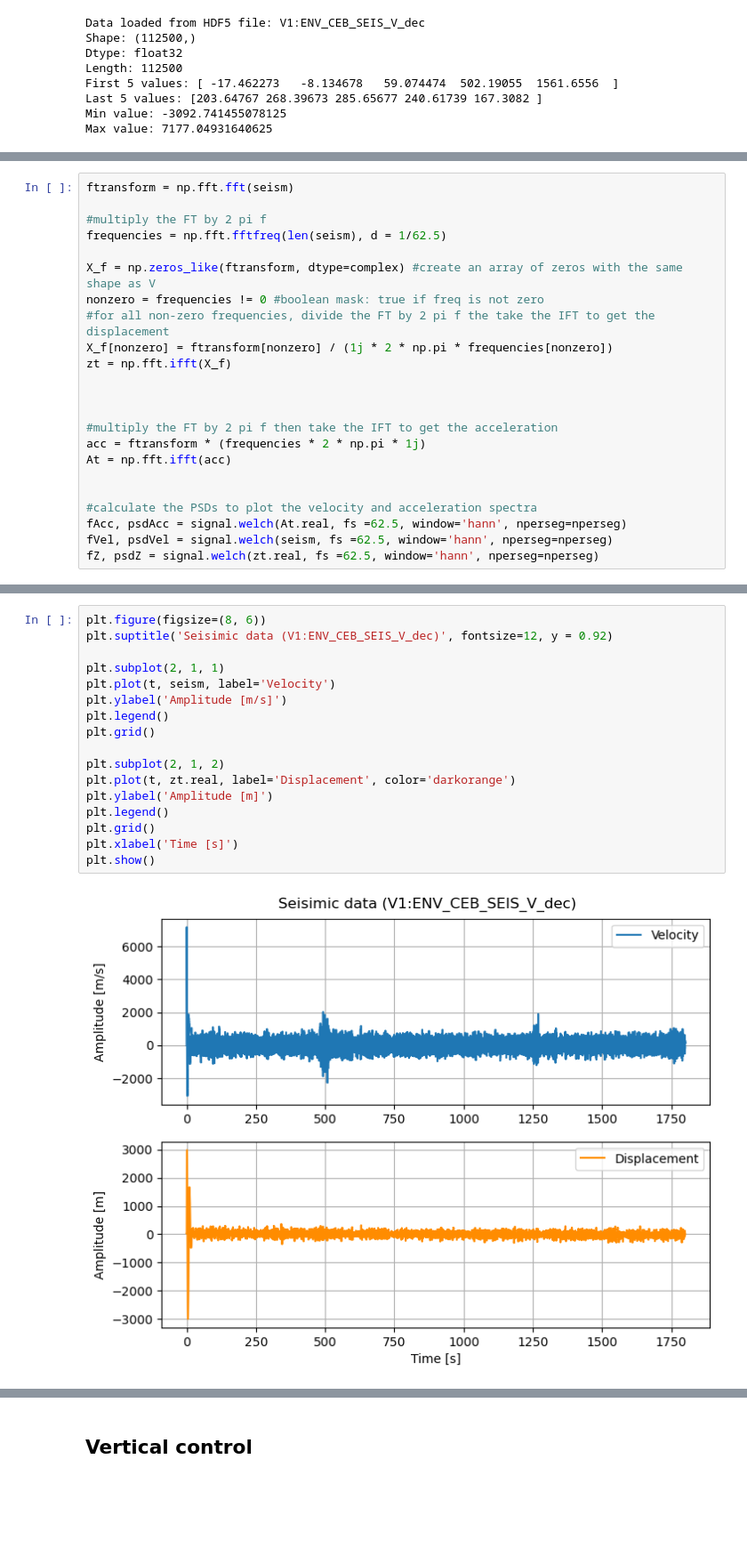
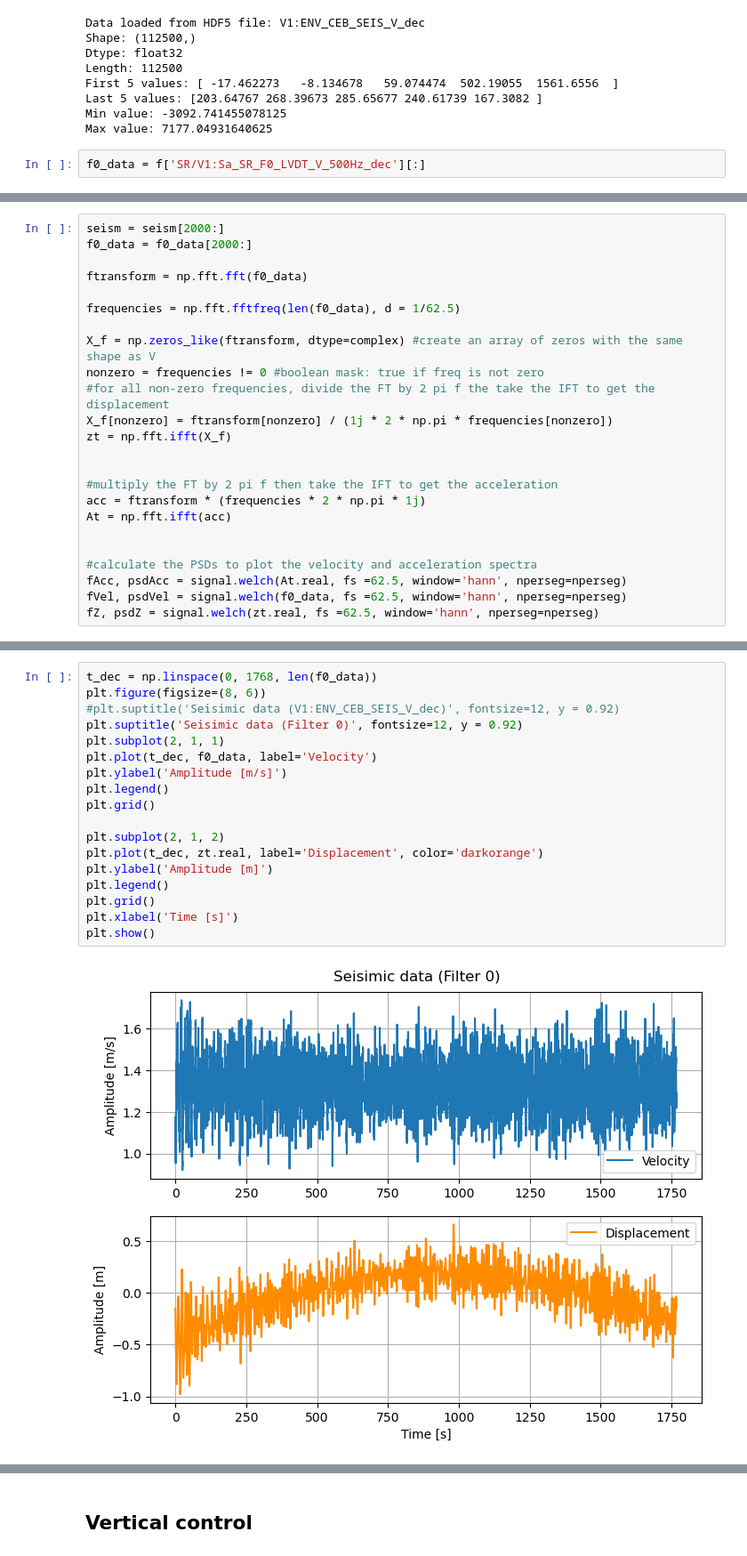
Before and after one commit to letiziapa/sa_v, a Jupyter notebook: first_trial.ipynb, the cells around one changed output, grey strips where cells are left out. Shown: that part at 89% size. Cells and saved outputs as stored; diff of their text form; blank space fills up the shorter version.

```diff
--- a/first_trial.ipynb
+++ b/first_trial.ipynb
@@ -68,3 +68,5 @@ First 5 values: [ -17.462273   -8.134678   59.074474  502.19055  1561.6556  ]
 Last 5 values: [203.64767 268.39673 285.65677 240.61739 167.3082 ]
 Min value: -3092.741455078125
 Max value: 7177.04931640625
+# %%
+f0_data = f['SR/V1:Sa_SR_F0_LVDT_V_500Hz_dec'][:]
@@ -96,15 +140,16 @@ plt.show()
 # %%
-ftransform = np.fft.fft(seism)
+seism = seism[2000:]
+f0_data = f0_data[2000:]
 
-#multiply the FT by 2 pi f
-frequencies = np.fft.fftfreq(len(seism), d = 1/62.5)
+ftransform = np.fft.fft(f0_data)
+
+frequencies = np.fft.fftfreq(len(f0_data), d = 1/62.5)
 
 X_f = np.zeros_like(ftransform, dtype=complex) #create an array of zeros with the same shape as V
 nonzero = frequencies != 0 #boolean mask: true if freq is not zero
 #for all non-zero frequencies, divide the FT by 2 pi f the take the IFT to get the displacement
 X_f[nonzero] = ftransform[nonzero] / (1j * 2 * np.pi * frequencies[nonzero])
 zt = np.fft.ifft(X_f)
-
 
 
 #multiply the FT by 2 pi f then take the IFT to get the acceleration
@@ -114,5 +159,5 @@ At = np.fft.ifft(acc)
 
 #calculate the PSDs to plot the velocity and acceleration spectra
 fAcc, psdAcc = signal.welch(At.real, fs =62.5, window='hann', nperseg=nperseg)
-fVel, psdVel = signal.welch(seism, fs =62.5, window='hann', nperseg=nperseg)
+fVel, psdVel = signal.welch(f0_data, fs =62.5, window='hann', nperseg=nperseg)
 fZ, psdZ = signal.welch(zt.real, fs =62.5, window='hann', nperseg=nperseg)
@@ -123,22 +172,23 @@ fZ, psdZ = signal.welch(zt.real, fs =62.5, window='hann', nperseg=nperseg)
 # %%
+t_dec = np.linspace(0, 1768, len(f0_data))
 plt.figure(figsize=(8, 6))
-plt.suptitle('Seisimic data (V1:ENV_CEB_SEIS_V_dec)', fontsize=12, y = 0.92)
-
+#plt.suptitle('Seisimic data (V1:ENV_CEB_SEIS_V_dec)', fontsize=12, y = 0.92)
+plt.suptitle('Seisimic data (Filter 0)', fontsize=12, y = 0.92)
 plt.subplot(2, 1, 1)
-plt.plot(t, seism, label='Velocity')
+plt.plot(t_dec, f0_data, label='Velocity')
 plt.ylabel('Amplitude [m/s]')
 plt.legend()
 plt.grid()
 
 plt.subplot(2, 1, 2)
-plt.plot(t, zt.real, label='Displacement', color='darkorange')
+plt.plot(t_dec, zt.real, label='Displacement', color='darkorange')
 plt.ylabel('Amplitude [m]')
 plt.legend()
 plt.grid()
 plt.xlabel('Time [s]')
 plt.show()
 # %% [output]
-[figure, old version]
+[figure, new version]
 # %%
 plt.figure(figsize=(14, 4))
 
```
Also changed, not shown: parts of 25 cells of this notebook.
